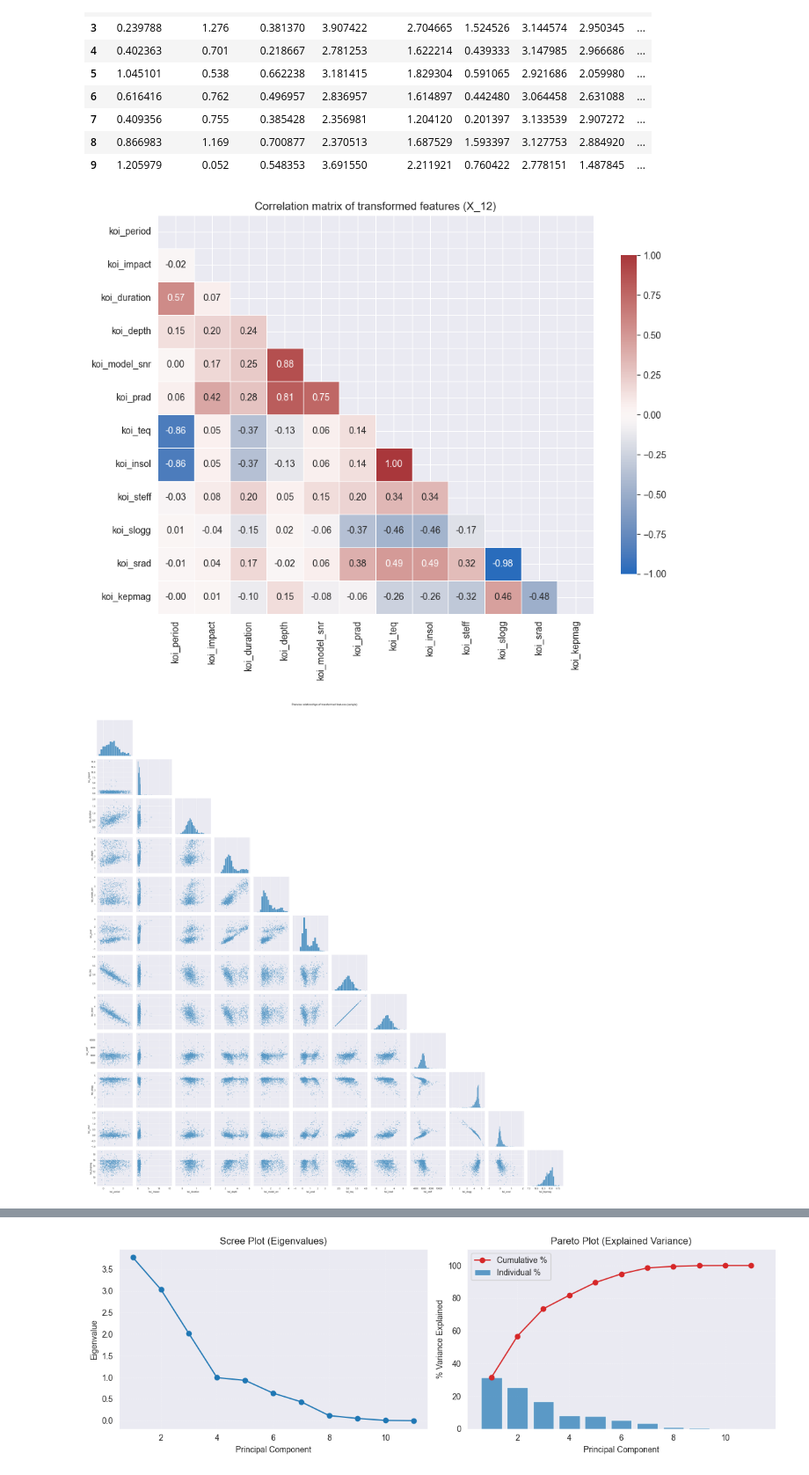
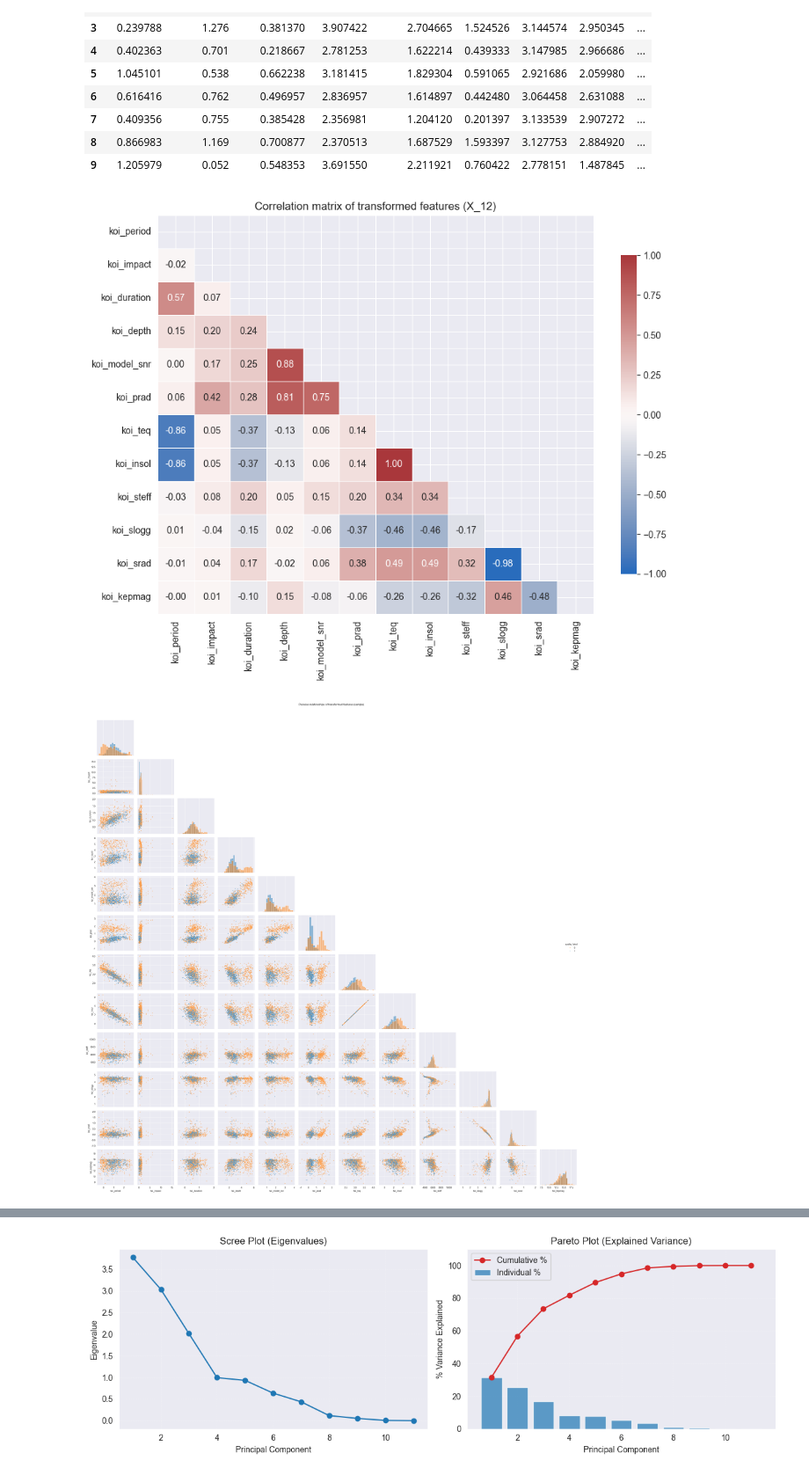
Before and after one commit to ZhuoQiuMcgill/INSE6220-FinalProject, a Jupyter notebook: src/project_code.ipynb, the cells around one changed output, grey strips where cells are left out. Shown at 88% size. Saved outputs shown, nothing was run; the diff lists cells and outputs as text; code cells hidden in the pictures.

```diff
--- a/src/project_code.ipynb
+++ b/src/project_code.ipynb
@@ -13,6 +13,9 @@ from pca import pca
 pd.set_option('display.max_columns', None)
 plt.rcParams['figure.figsize'] = (7, 5)
 
+# Global color palette for binary quality label (0=low, 1=high)
+QUALITY_LABEL_PALETTE = {0: '#ff7f0e', 1: '#1f77b4'}
+
 # Resolve raw and clean paths robustly relative to working directory
 RAW_CANDIDATES = [
     os.path.join('../data', 'koi.csv'),
@@ -274,30 +277,41 @@ X_12 shape (labeled, transformed): (7211, 12)
 # %%
 # Correlation heatmap of X_12
 # Guard: require X_12 exists
 if 'X_12' not in globals():
     raise RuntimeError('X_12 not found. Run the Pre-PCA 12-feature table cell first.')
 
 corr = X_12.corr(numeric_only=True)
 
 # 1) Correlation heatmap (lower triangle)
 mask = np.triu(np.ones_like(corr, dtype=bool))
 plt.figure(figsize=(9.5, 7.5))
 sns.heatmap(corr, mask=mask, cmap='vlag', vmin=-1, vmax=1, center=0,
             annot=True, fmt='.2f', linewidths=0.5, cbar_kws=dict(shrink=0.8))
 plt.title('Correlation matrix of transformed features (X_12)')
 plt.tight_layout()
 plt.show()
 
 # 2) Pairplot to visualize bivariate relations between attributes (sampled for efficiency)
 sample_size = min(1000, len(X_12))
-X_pair = X_12.sample(n=sample_size, random_state=6220)
-sns.pairplot(X_pair, corner=True, diag_kind='hist', plot_kws={'s': 10, 'alpha': 0.4})
+sample_idx = X_12.sample(n=sample_size, random_state=6220).index
+pair_df = X_12.loc[sample_idx].copy()
+pair_df['quality_label'] = df_labeled.loc[sample_idx, 'quality_label'].astype(int)
+
+sns.pairplot(
+    pair_df,
+    vars=X_12.columns.tolist(),
+    hue='quality_label',
+    corner=True,
+    diag_kind='hist',
+    palette=QUALITY_LABEL_PALETTE,
+    plot_kws={'s': 12, 'alpha': 0.5},
+)
 plt.suptitle('Pairwise relationships of transformed features (sample)', y=1.02)
 plt.tight_layout()
 plt.show()
 # %% [output]
 [figure]
-[figure, old version]
+[figure, new version]
 # %%
 # Train-test split, standardization, and PCA (using pca package)
 # Guard: require X_12 (transformed 12-D features) and df_labeled (with quality_label)
```
Also changed, not shown: parts of 2 cells of this notebook, 1 other file.
